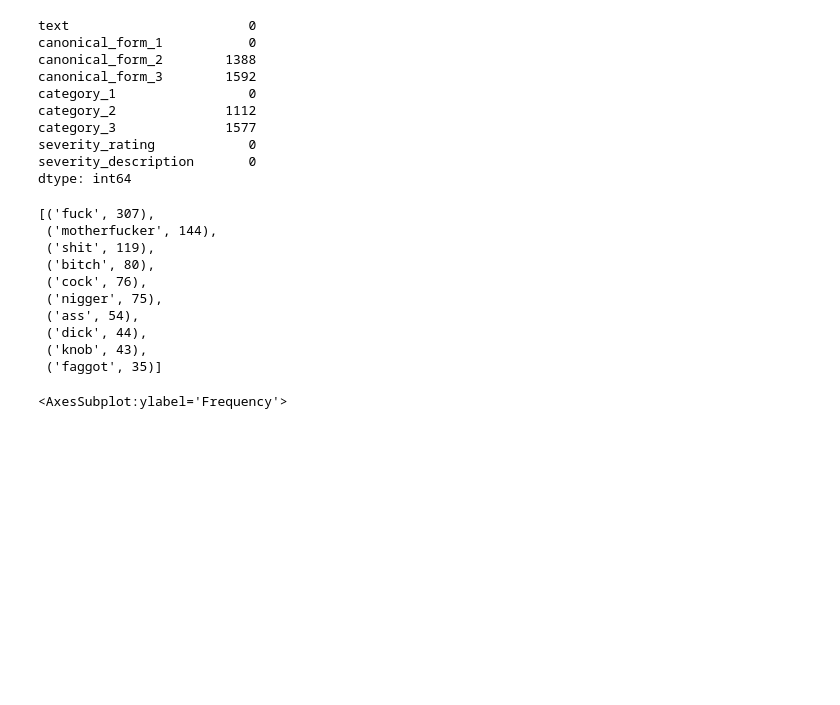
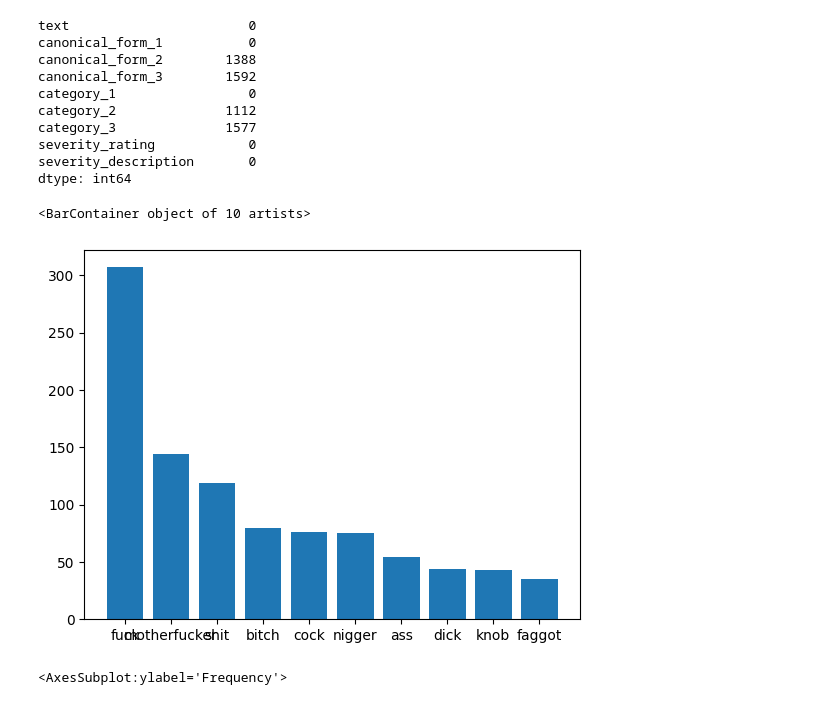
Before and after one commit to BillWang04/swear_word_analysis, a Jupyter notebook: analysis.ipynb, the cells around one changed output. Drawn from its saved outputs; the diff is of its cells as text; code cells hidden in the pictures; blank space fills up the shorter version.

```diff
--- a/analysis.ipynb
+++ b/analysis.ipynb
@@ -80,18 +64,12 @@ severity_description       0
 dtype: int64
 # %%
 word_counts = Counter(profanity['canonical_form_1'])
-word_counts.most_common(10)
+most_common_values = word_counts.most_common(10)
-# %% [output]
-[('fuck', 307),
- ('motherfucker', 144),
- ('shit', 119),
- ('bitch', 80),
- ('cock', 76),
- ('nigger', 75),
- ('ass', 54),
- ('dick', 44),
- ('knob', 43),
- ('faggot', 35)]
+# %%
+plt.bar(dict(most_common_values).keys(), dict(most_common_values).values())
+# %% [output]
+<BarContainer object of 10 artists>
+[figure, added]
 # %%
 profanity['text_length'] = profanity['text'].apply(lambda x : len(x.replace(' ', '')))
 profanity['text_length'].plot(kind = 'hist')
```
Also changed, not shown: parts of 10 cells of this notebook.
